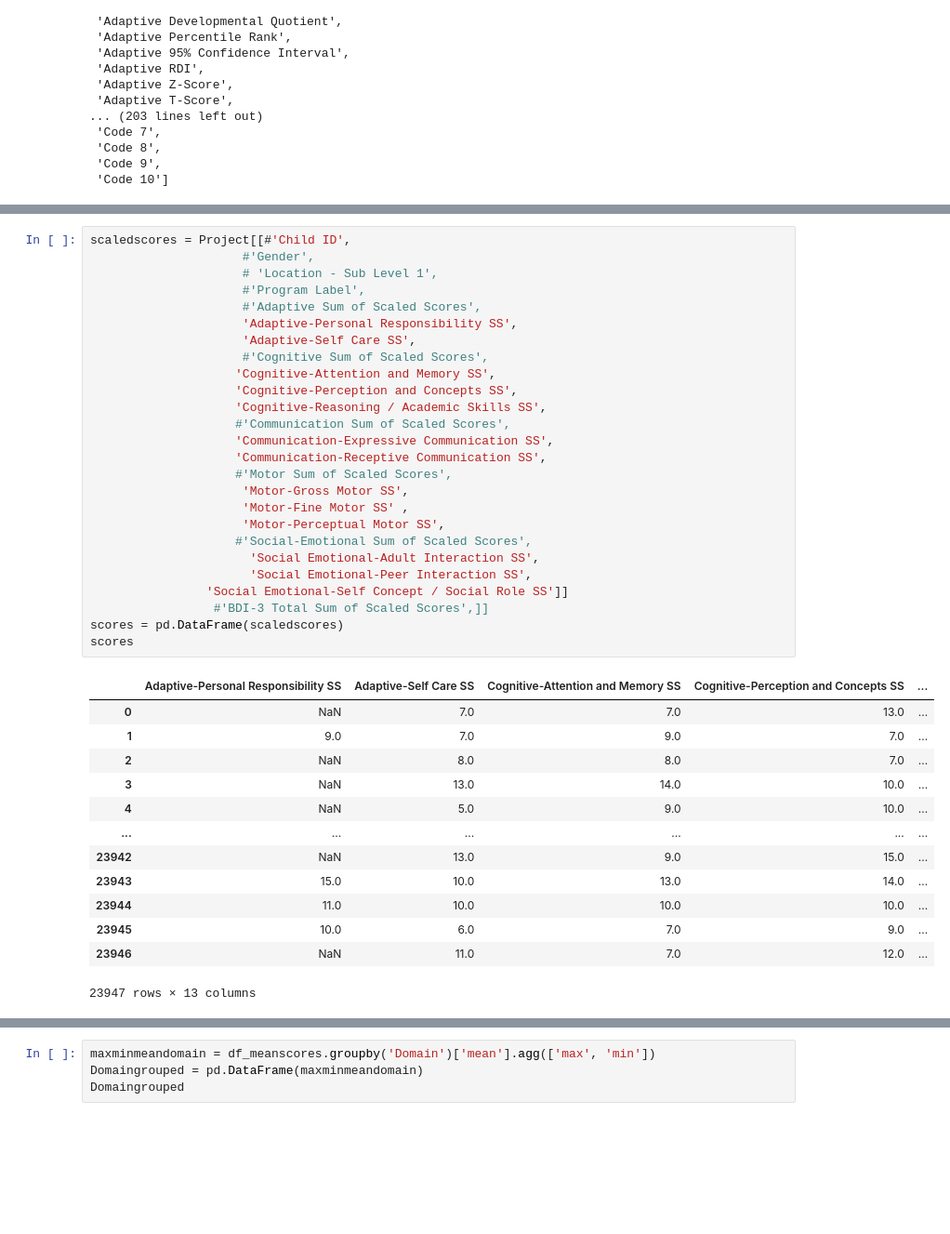
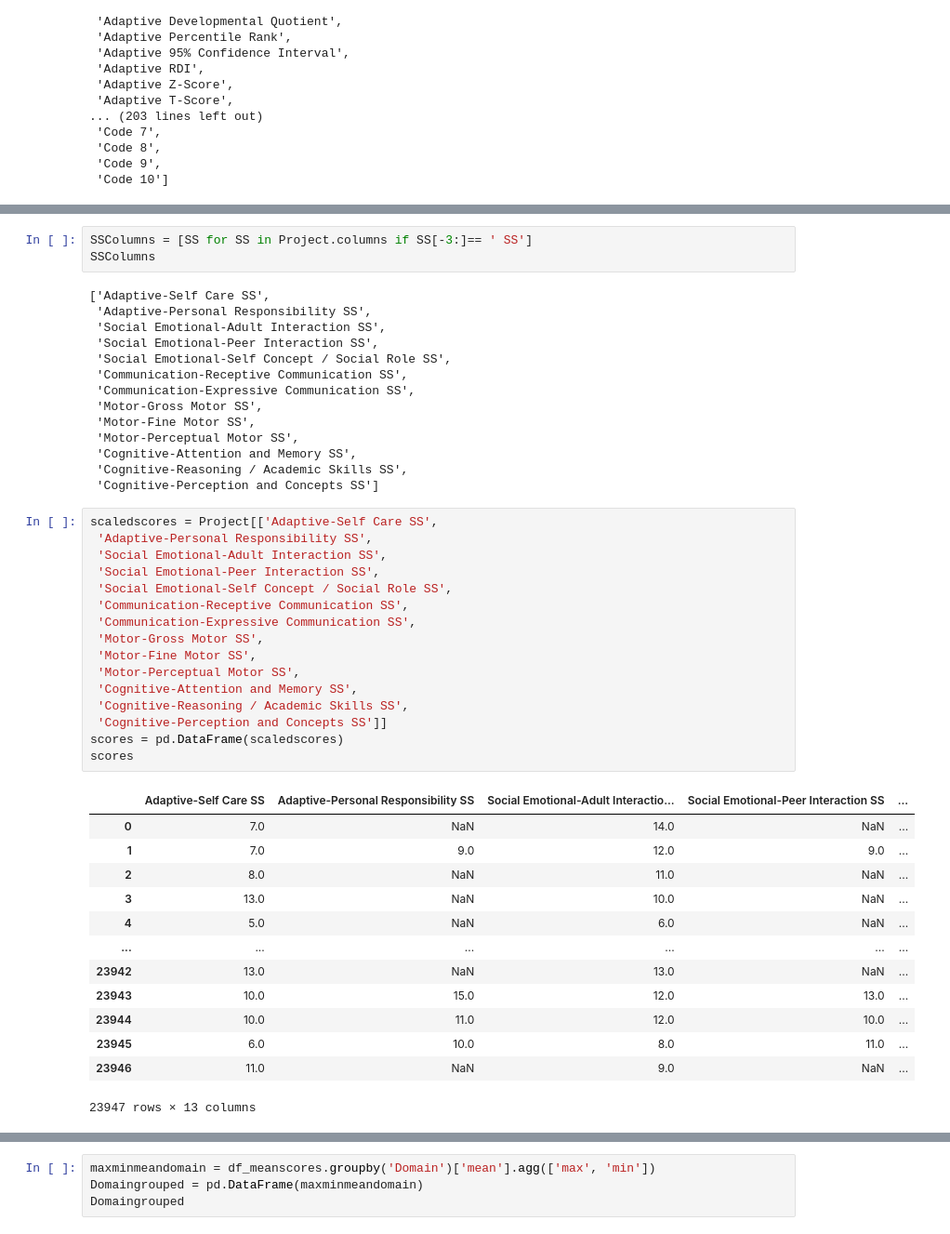
Before and after one commit to NSS-Data-Analytics-Cohort-10/teis-bullmastiff, a Jupyter notebook: Notebook/Partnerproject.ipynb, the cells around one changed output, grey strips where cells are left out. Shown at 93% size. Cells and saved outputs as stored; diff of their text form; blank space fills up the shorter version.

```diff
--- a/Notebook/Partnerproject.ipynb
+++ b/Notebook/Partnerproject.ipynb
@@ -48,42 +48,49 @@ memory usage: 40.0+ MB
+# %%
+SSColumns = [SS for SS in Project.columns if SS[-3:]== ' SS']
+SSColumns
+# %% [output]
+['Adaptive-Self Care SS',
+ 'Adaptive-Personal Responsibility SS',
+ 'Social Emotional-Adult Interaction SS',
+ 'Social Emotional-Peer Interaction SS',
+ 'Social Emotional-Self Concept / Social Role SS',
+ 'Communication-Receptive Communication SS',
+ 'Communication-Expressive Communication SS',
+ 'Motor-Gross Motor SS',
+ 'Motor-Fine Motor SS',
+ 'Motor-Perceptual Motor SS',
+ 'Cognitive-Attention and Memory SS',
+ 'Cognitive-Reasoning / Academic Skills SS',
+ 'Cognitive-Perception and Concepts SS']
 # %%
-scaledscores = Project[[#'Child ID',
-                     #'Gender',
-                     # 'Location - Sub Level 1',
-                     #'Program Label',
-                     #'Adaptive Sum of Scaled Scores',
-                     'Adaptive-Personal Responsibility SS',
-                     'Adaptive-Self Care SS',
-                     #'Cognitive Sum of Scaled Scores',
-                    'Cognitive-Attention and Memory SS',
-                    'Cognitive-Perception and Concepts SS',
-                    'Cognitive-Reasoning / Academic Skills SS',
-                    #'Communication Sum of Scaled Scores',
-                    'Communication-Expressive Communication SS',
-                    'Communication-Receptive Communication SS',
-                    #'Motor Sum of Scaled Scores',
-                     'Motor-Gross Motor SS',
-                     'Motor-Fine Motor SS' ,
-                     'Motor-Perceptual Motor SS',
-                    #'Social-Emotional Sum of Scaled Scores',
-                      'Social Emotional-Adult Interaction SS',
-                      'Social Emotional-Peer Interaction SS',
-                'Social Emotional-Self Concept / Social Role SS']]
-                 #'BDI-3 Total Sum of Scaled Scores',]]
+scaledscores = Project[['Adaptive-Self Care SS',
+ 'Adaptive-Personal Responsibility SS',
+ 'Social Emotional-Adult Interaction SS',
+ 'Social Emotional-Peer Interaction SS',
+ 'Social Emotional-Self Concept / Social Role SS',
+ 'Communication-Receptive Communication SS',
+ 'Communication-Expressive Communication SS',
+ 'Motor-Gross Motor SS',
+ 'Motor-Fine Motor SS',
+ 'Motor-Perceptual Motor SS',
+ 'Cognitive-Attention and Memory SS',
+ 'Cognitive-Reasoning / Academic Skills SS',
+ 'Cognitive-Perception and Concepts SS']]
 scores = pd.DataFrame(scaledscores)
 scores
 # %% [output]
-|  | Adaptive-Personal Responsibility SS | Adaptive-Self Care SS | Cognitive-Attention and Memory SS | Cognitive-Perception and Concepts SS | ... |
-| 0 | NaN | 7.0 | 7.0 | 13.0 | ... |
-| 1 | 9.0 | 7.0 | 9.0 | 7.0 | ... |
-| 2 | NaN | 8.0 | 8.0 | 7.0 | ... |
-| 3 | NaN | 13.0 | 14.0 | 10.0 | ... |
-| 4 | NaN | 5.0 | 9.0 | 10.0 | ... |
+|  | Adaptive-Self Care SS | Adaptive-Personal Responsibility SS | Social Emotional-Adult Interactio... | Social Emotional-Peer Interaction SS | ... |
+| 0 | 7.0 | NaN | 14.0 | NaN | ... |
+| 1 | 7.0 | 9.0 | 12.0 | 9.0 | ... |
+| 2 | 8.0 | NaN | 11.0 | NaN | ... |
+| 3 | 13.0 | NaN | 10.0 | NaN | ... |
+| 4 | 5.0 | NaN | 6.0 | NaN | ... |
 | ... | ... | ... | ... | ... | ... |
-| 23942 | NaN | 13.0 | 9.0 | 15.0 | ... |
-| 23943 | 15.0 | 10.0 | 13.0 | 14.0 | ... |
-| 23944 | 11.0 | 10.0 | 10.0 | 10.0 | ... |
-| 23945 | 10.0 | 6.0 | 7.0 | 9.0 | ... |
-| 23946 | NaN | 11.0 | 7.0 | 12.0 | ... |
+| 23942 | 13.0 | NaN | 13.0 | NaN | ... |
+| 23943 | 10.0 | 15.0 | 12.0 | 13.0 | ... |
+| 23944 | 10.0 | 11.0 | 12.0 | 10.0 | ... |
+| 23945 | 6.0 | 10.0 | 8.0 | 11.0 | ... |
+| 23946 | 11.0 | NaN | 9.0 | NaN | ... |
 23947 rows × 13 columns
 # %%
 means = scores.describe()
```
Also changed, not shown: parts of 8 cells of this notebook.
